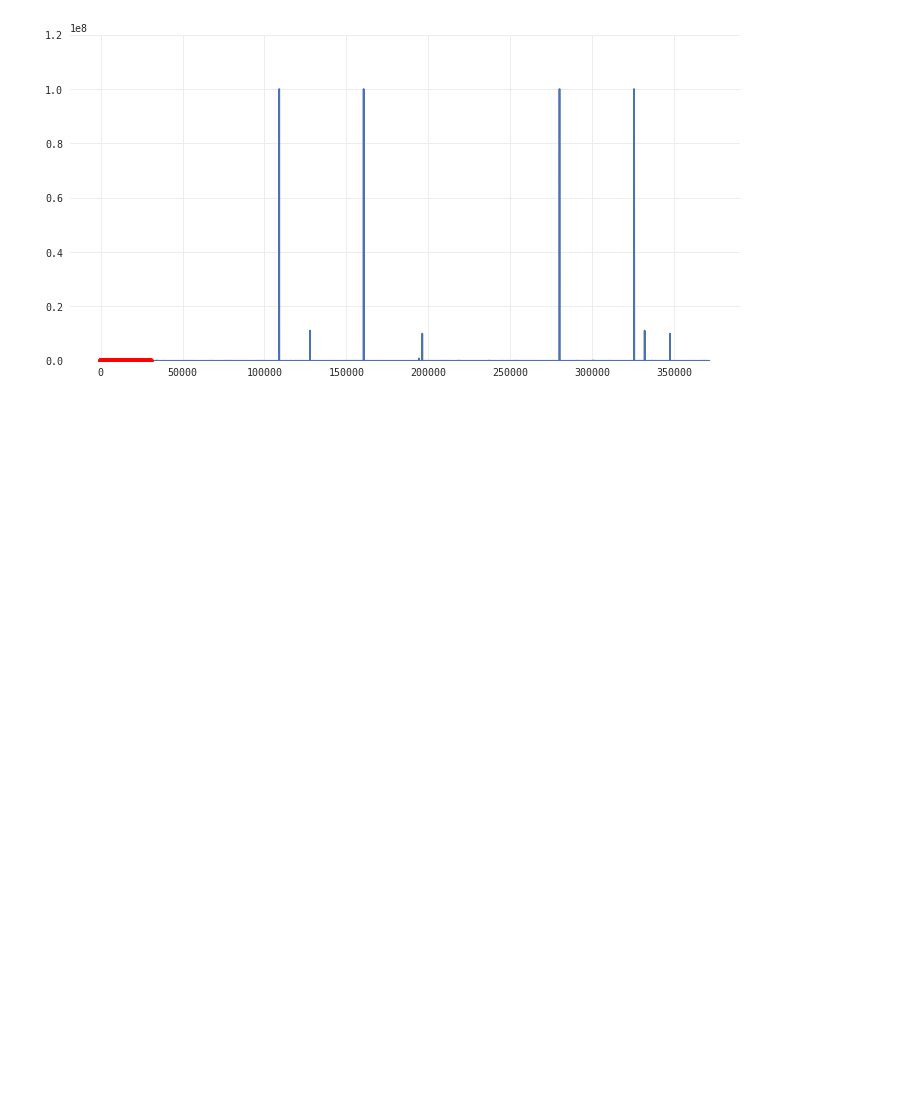
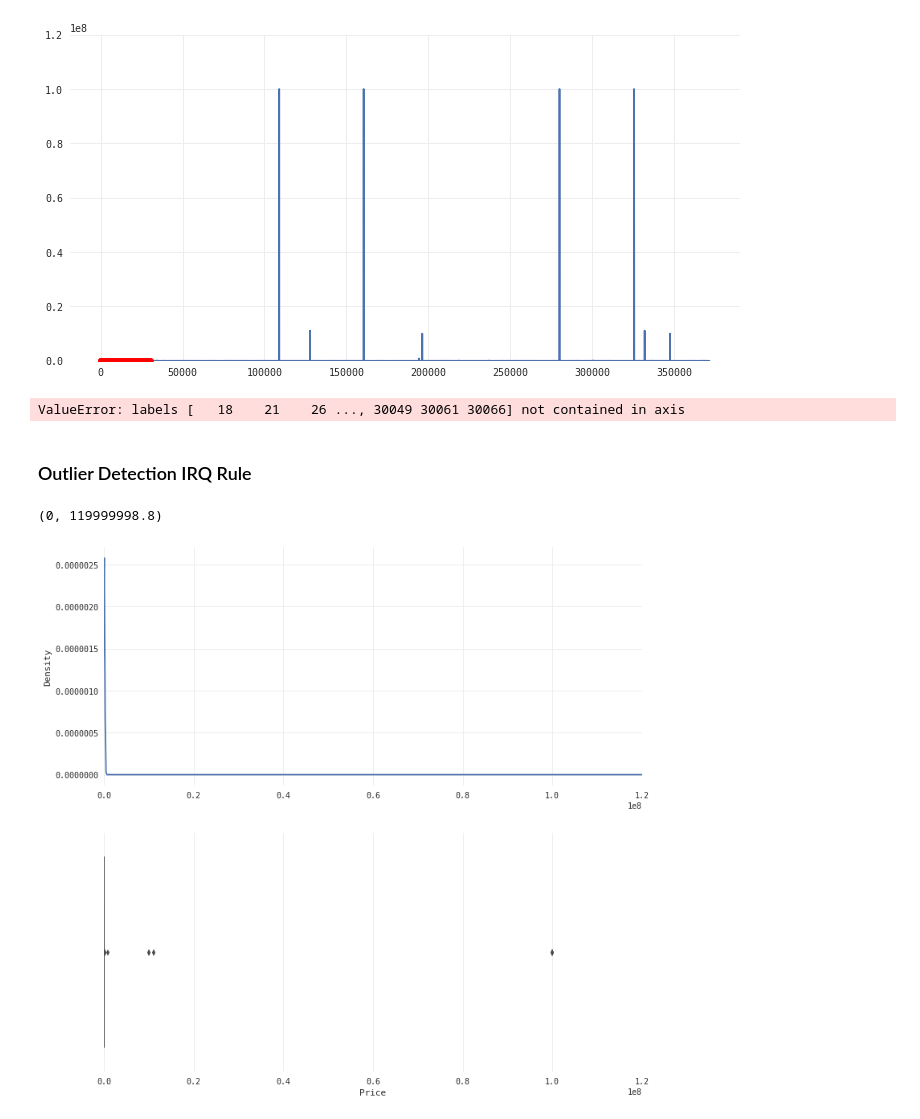
Before and after one commit to qu4ku/datasets-analysis, a Jupyter notebook: 005-used-cars-database.ipynb, the cells around one changed output. Drawn from its saved outputs; the diff is of its cells as text; code cells hidden in the pictures; blank space fills up the shorter version.

```diff
--- a/005-used-cars-database.ipynb
+++ b/005-used-cars-database.ipynb
@@ -767,3 +767,27 @@ http://pandas.pydata.org/pandas-docs/stable/indexing.html#deprecate-loc-reindex-
   return self.loc[key]
 (0, 119999998.8)
 [figure]
+# %%
+golf_price_clean = golf_price.drop(outliers_idx, axis=0)
+plt.figure(figsize=(12, 12))
+plt.subplot(211)
+golf_price_clean.plot(kind='kde')
+plt.xlim([0, golf_price_clean.max() * 1.2])
+plt.subplot(212)
+sns.boxplot(golf_price_clean)
+plt.xlim([0, golf_price_clean.max() * 1.2])
+# %% [output]
+ValueError: labels [   18    21    26 ..., 30049 30061 30066] not contained in axis
+# %% [markdown]
+### Outlier Detection IRQ Rule
+# %%
+plt.figure(figsize=(12, 12))
+plt.subplot(211)
+golf_price.plot(kind='kde')
+plt.xlim([0, golf_price.max() * 1.2])
+plt.subplot(212)
+sns.boxplot(golf_price)
+plt.xlim([0, golf_price.max() * 1.2])
+# %% [output]
+(0, 119999998.8)
+[figure, added]
```
Also changed, not shown: parts of 7 cells of this notebook.
